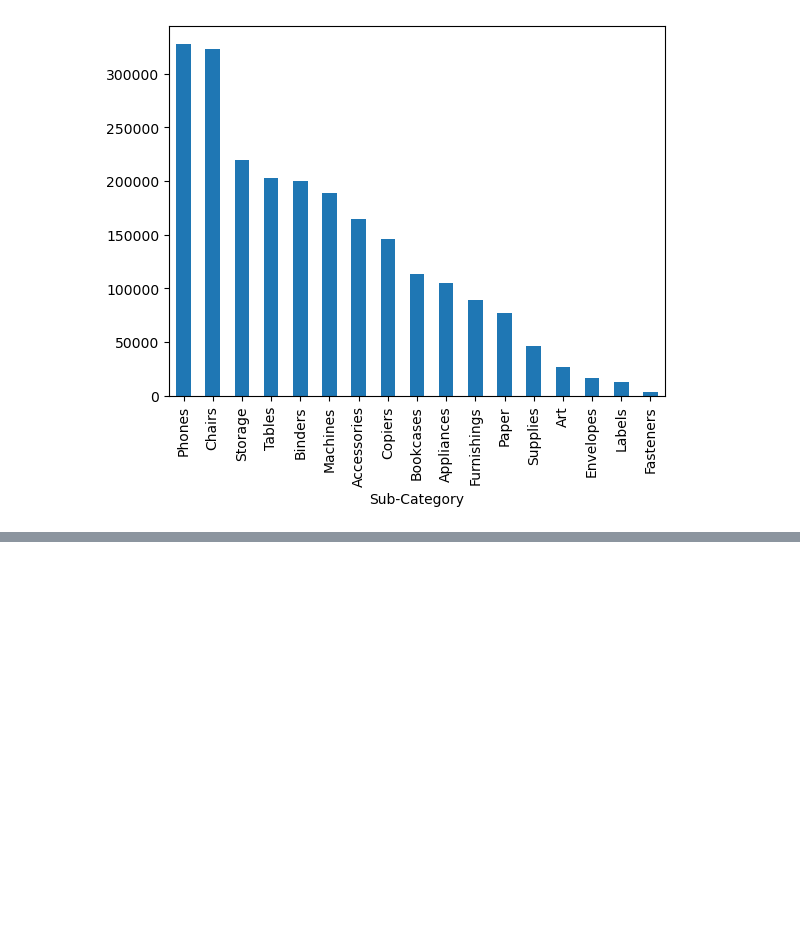
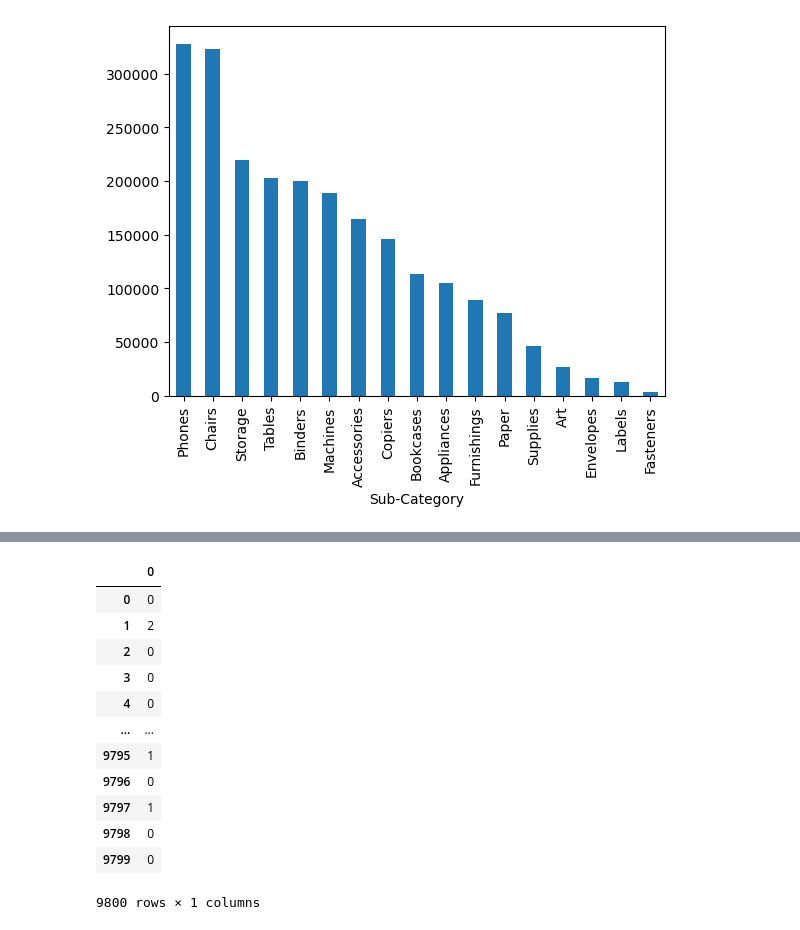
Before and after one commit to software-dogukan/Superstore_ML, a Jupyter notebook: data analysis.ipynb, the cells around one changed output, grey strips where cells are left out. Drawn from its saved outputs; the diff is of its cells as text; code cells hidden in the pictures; blank space fills up the shorter version.

```diff
--- a/data analysis.ipynb
+++ b/data analysis.ipynb
@@ -191,8 +185,25 @@ data
 # %%
 from sklearn.model_selection import train_test_split
-from sklearn.linear_model import LinearRegression
+from sklearn.ensemble import RandomForestClassifier
 from sklearn.preprocessing import LabelEncoder
 le=LabelEncoder()
-y=data["Sales"].values
-data=data.drop("Sales",axis=1)
+y=data["Segment"].values
+y=le.fit_transform(y)
+data=data.drop("Segment",axis=1)
+y=pd.DataFrame(y)
+y
+# %% [output]
+|  | 0 |
+| 0 | 0 |
+| 1 | 2 |
+| 2 | 0 |
+| 3 | 0 |
+| 4 | 0 |
+| ... | ... |
+| 9795 | 1 |
+| 9796 | 0 |
+| 9797 | 1 |
+| 9798 | 0 |
+| 9799 | 0 |
+9800 rows × 1 columns
 # %%
```
Also changed, not shown: parts of 4 cells of this notebook.
